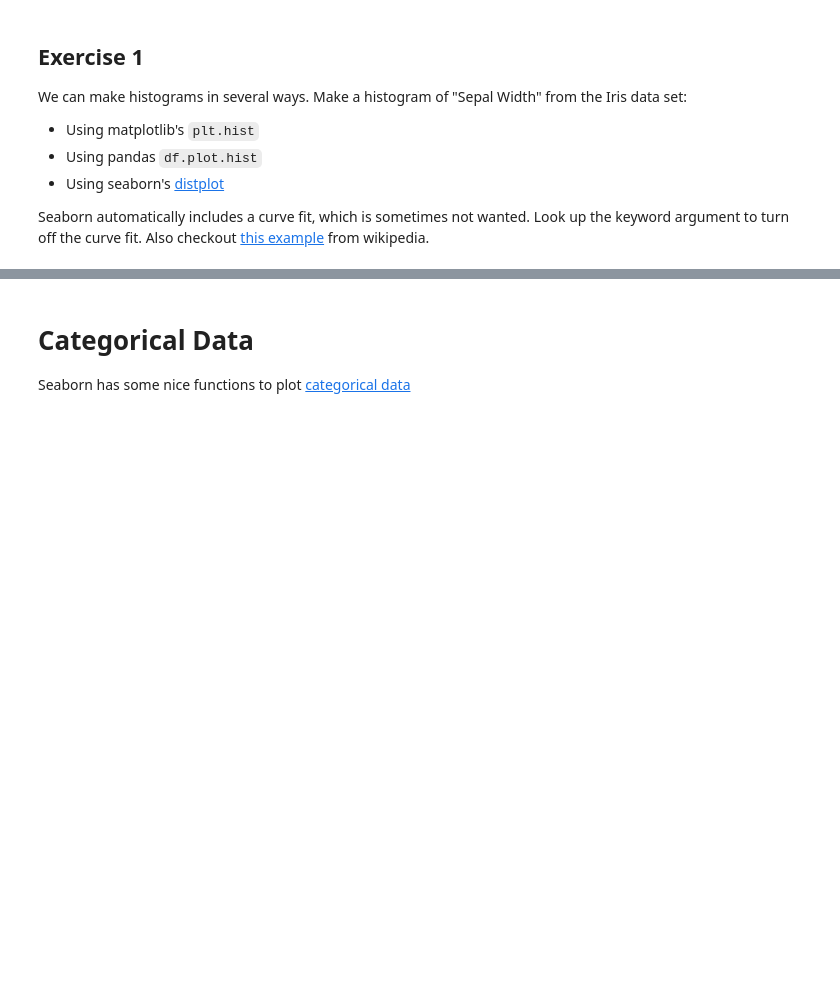
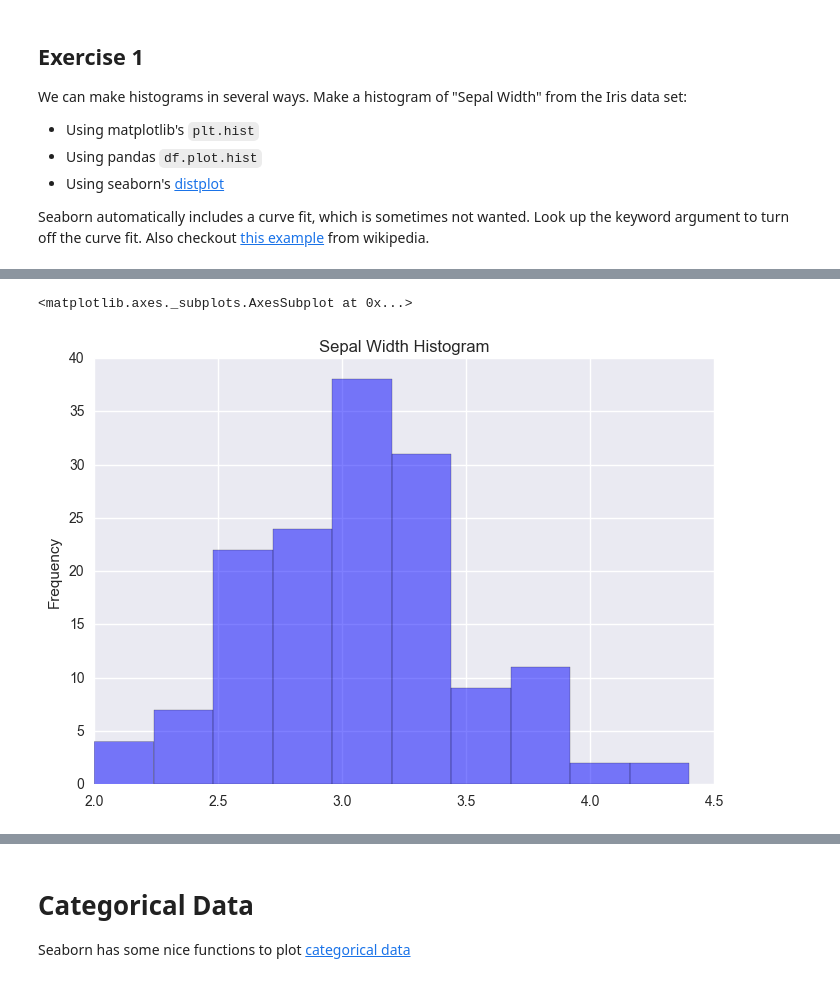
Before and after one commit to akell47/DataSciCourse, a Jupyter notebook: lessons/lesson-05/code/Data Visualization Lab.ipynb, the cells around one changed output, grey strips where cells are left out. Cells and saved outputs as stored; diff of their text form; code cells hidden in the pictures; blank space fills up the shorter version.

```diff
--- a/lessons/lesson-05/code/Data Visualization Lab.ipynb
+++ b/lessons/lesson-05/code/Data Visualization Lab.ipynb
@@ -160,0 +169,5 @@ Seaborn automatically includes a curve fit, which is sometimes not wanted. Look
+# %%
+df.sepal_width.plot(kind = "hist", color = "blue", title = "Sepal Width Histogram", alpha = .5)
+# %% [output]
+<matplotlib.axes._subplots.AxesSubplot at 0x...>
+[figure, added]
```
Also changed, not shown: parts of 5 cells of this notebook, 4 other files.
